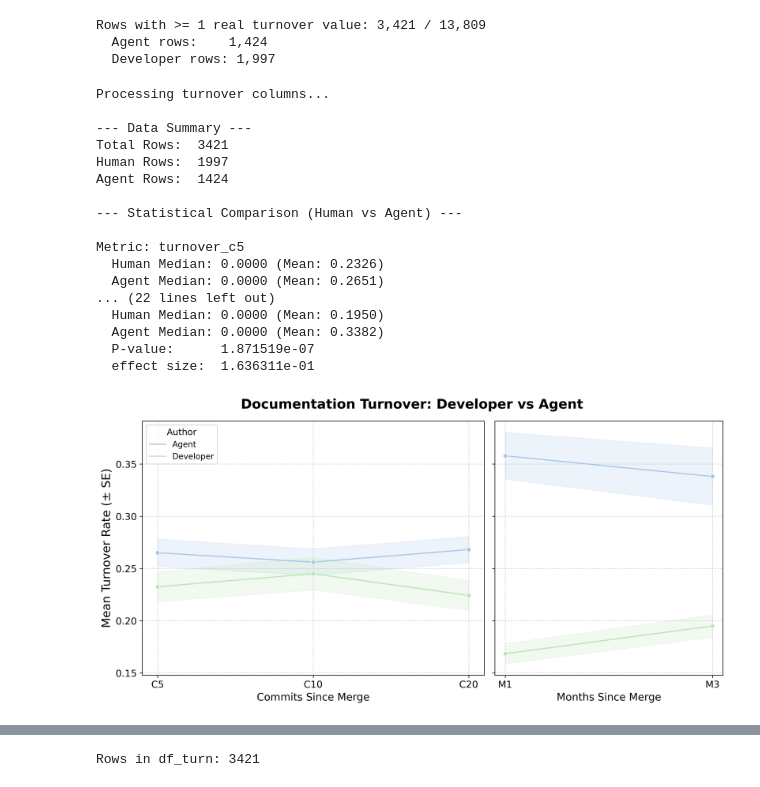
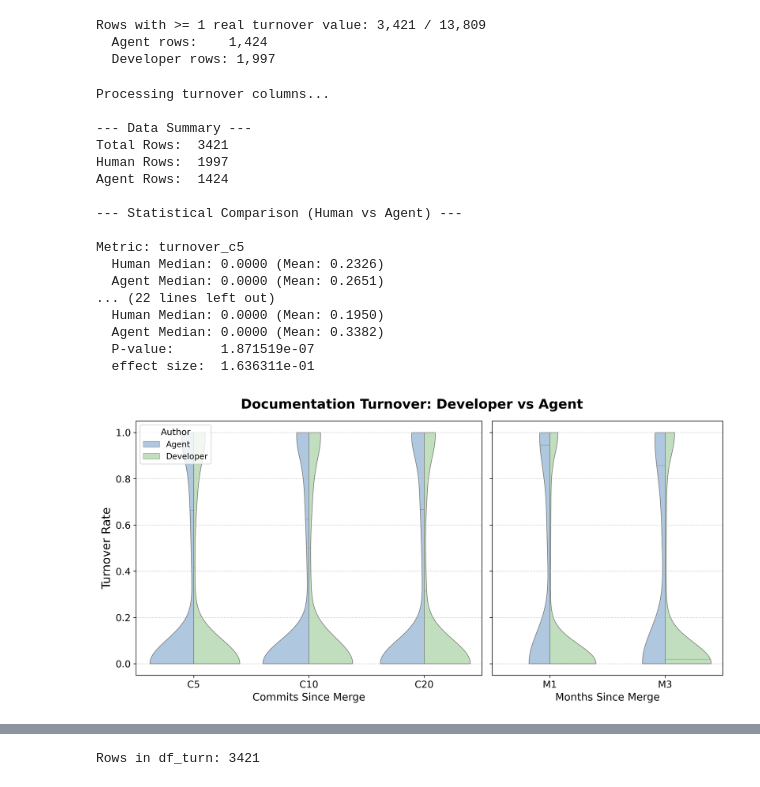
Before and after one commit to LukasOttenhof/On-the-Naturalness-of-Agent-Generated-Documentation, a Jupyter notebook: analysis/rq4/a.ipynb, the cells around one changed output, grey strips where cells are left out. Saved outputs shown, nothing was run; the diff lists cells and outputs as text; code cells hidden in the pictures.

Commit message:
updates to rq4 figures

```diff
--- a/analysis/rq4/a.ipynb
+++ b/analysis/rq4/a.ipynb
@@ -114,7 +114,7 @@ for col in turnover_cols:
 
 # 6. VISUALIZATION
 
-# Reshape for Seaborn lineplot
+# Reshape for Seaborn violin plot
 df_melt = df_turn.melt(
     id_vars=["group"],
     value_vars=turnover_cols,
@@ -155,15 +155,17 @@ for ax, sub_order, xlabel in [
         sub_data["time_interval"], categories=sub_order, ordered=True
     )
 
-    sns.lineplot(
+    sns.violinplot(
         data=sub_data,
         x="time_interval",
         y="turnover_value",
         hue="group",
-        marker="o",
-        estimator="mean",
-        errorbar="se",
+        order=sub_order,
+        split=True,
+        inner="quartile",
+        cut=0,
         palette=palette,
+        linewidth=0.8,
         ax=ax,
     )
 
@@ -171,36 +173,36 @@ for ax, sub_order, xlabel in [
     ax.set_ylabel("")
     ax.tick_params(axis='x', labelsize=13)
     ax.tick_params(axis='y', labelsize=13)
-    ax.grid(True, linestyle='--', alpha=0.5)
+    ax.grid(True, linestyle='--', alpha=0.5, axis="y")
 
-axes[0].set_ylabel("Mean Turnover Rate (± SE)", fontsize=16)
+axes[0].set_ylabel("Turnover Rate", fontsize=16)
 axes[0].legend(title="Author", fontsize=11, title_fontsize=12, loc="upper left")
 axes[1].legend_.remove()
 
 fig.suptitle(
     "Documentation Turnover: Developer vs Agent",
     fontsize=18,
     fontweight='bold'
 )
 
 plt.tight_layout()
 plt.show()
 # %% [output]
 Processing turnover columns...
 
 --- Data Summary ---
 Total Rows:  3421
 Human Rows:  1997
 Agent Rows:  1424
 
 --- Statistical Comparison (Human vs Agent) ---
 
 Metric: turnover_c5
   Human Median: 0.0000 (Mean: 0.2326)
   Agent Median: 0.0000 (Mean: 0.2651)
 ... (22 lines left out)
   Human Median: 0.0000 (Mean: 0.1950)
   Agent Median: 0.0000 (Mean: 0.3382)
   P-value:      1.871519e-07
   effect size:  1.636311e-01
-[figure, old version]
+[figure, new version]
```
Also changed, not shown: parts of 3 cells of this notebook.
